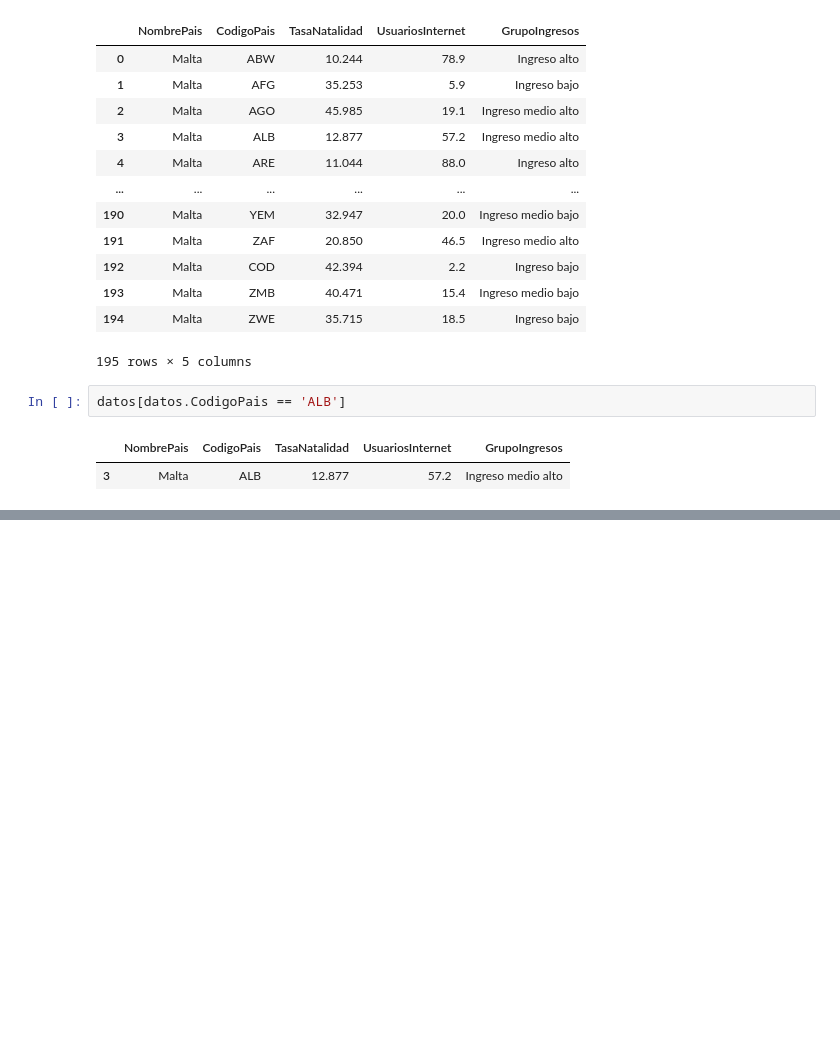
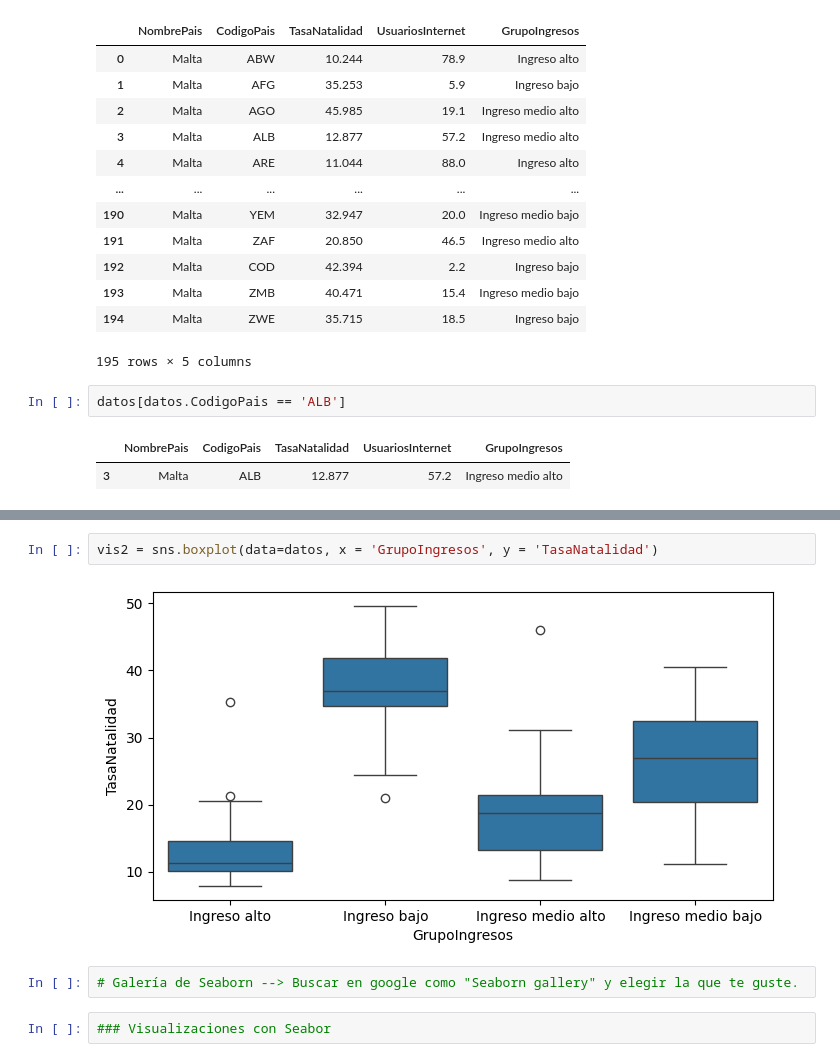
Before and after one commit to Marru73/Ejercicios-Python, a Jupyter notebook: CERTIFICADO IBM/Data_Science.ipynb, the cells around one changed output, grey strips where cells are left out. Cells and saved outputs as stored; diff of their text form; blank space fills up the shorter version.

```diff
--- a/CERTIFICADO IBM/Data_Science.ipynb
+++ b/CERTIFICADO IBM/Data_Science.ipynb
@@ -608,0 +693,8 @@ datos[datos.CodigoPais == 'ALB']
+# %%
+vis2 = sns.boxplot(data=datos, x = 'GrupoIngresos', y = 'TasaNatalidad')
+# %% [output]
+[figure, added]
+# %%
+# Galería de Seaborn --> Buscar en google como "Seaborn gallery" y elegir la que te guste.
+# %%
+### Visualizaciones con Seabor
```
Also changed, not shown: parts of 22 cells of this notebook, 1 other file.
